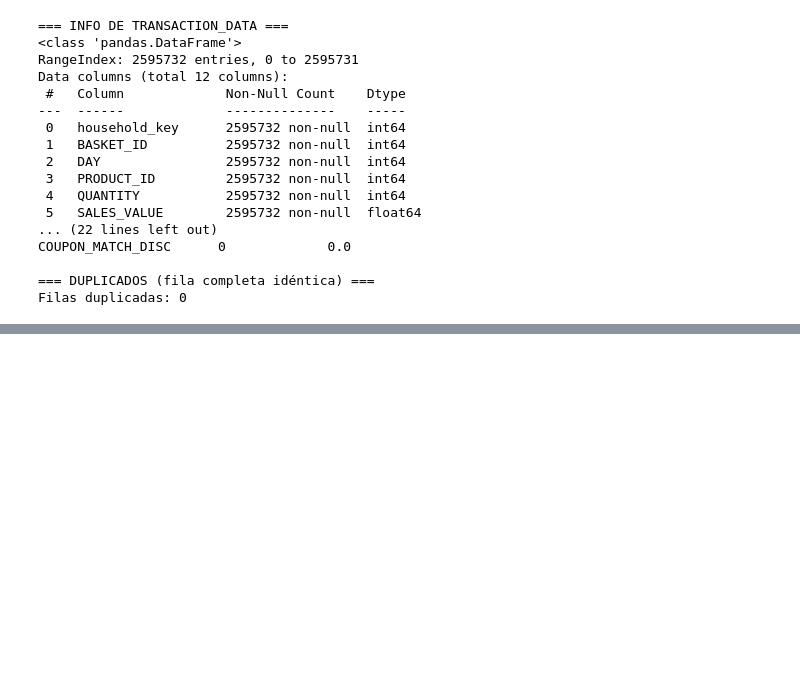
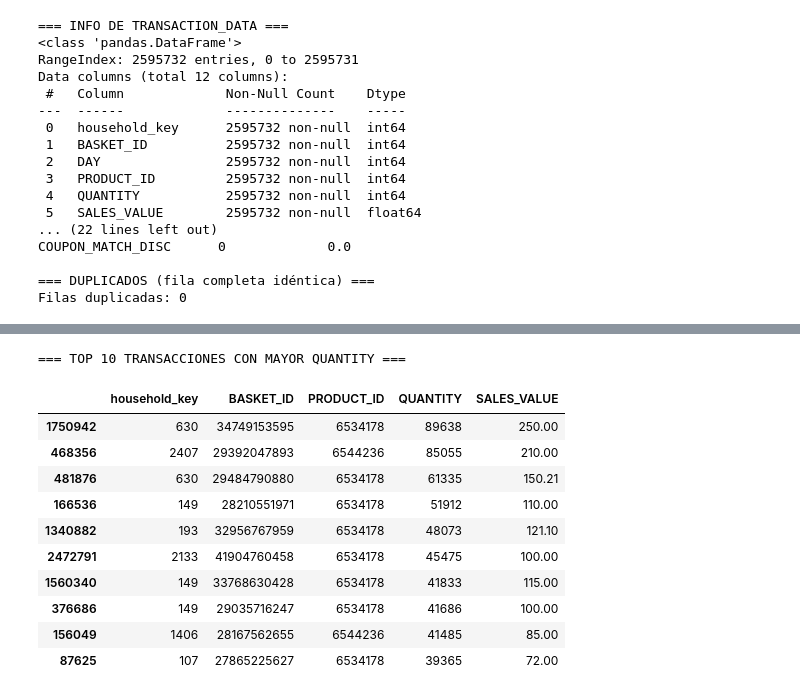
Before and after one commit to xNoksS/proyecto1_BI, a Jupyter notebook: proyecto1_sanchez_mejia.ipynb, the cells around one changed output, grey strips where cells are left out. Drawn from its saved outputs; the diff is of its cells as text; code cells hidden in the pictures; blank space fills up the shorter version.

```diff
--- a/proyecto1_sanchez_mejia.ipynb
+++ b/proyecto1_sanchez_mejia.ipynb
@@ -61,0 +117,17 @@ Filas duplicadas: 0
+# %%
+# 6. Investigando el máximo de QUANTITY (89,638) — ¿un outlier aislado o un patrón?
+print("=== TOP 10 TRANSACCIONES CON MAYOR QUANTITY ===")
+transaction_data.nlargest(10, "QUANTITY")[["household_key", "BASKET_ID", "PRODUCT_ID", "QUANTITY", "SALES_VALUE"]]
+# %% [output]
+=== TOP 10 TRANSACCIONES CON MAYOR QUANTITY ===
+|  | household_key | BASKET_ID | PRODUCT_ID | QUANTITY | SALES_VALUE |
+| 1750942 | 630 | 34749153595 | 6534178 | 89638 | 250.00 |
+| 468356 | 2407 | 29392047893 | 6544236 | 85055 | 210.00 |
+| 481876 | 630 | 29484790880 | 6534178 | 61335 | 150.21 |
+| 166536 | 149 | 28210551971 | 6534178 | 51912 | 110.00 |
+| 1340882 | 193 | 32956767959 | 6534178 | 48073 | 121.10 |
+| 2472791 | 2133 | 41904760458 | 6534178 | 45475 | 100.00 |
+| 1560340 | 149 | 33768630428 | 6534178 | 41833 | 115.00 |
+| 376686 | 149 | 29035716247 | 6534178 | 41686 | 100.00 |
+| 156049 | 1406 | 28167562655 | 6544236 | 41485 | 85.00 |
+| 87625 | 107 | 27865225627 | 6534178 | 39365 | 72.00 |
```
Also changed, not shown: parts of 13 cells of this notebook.
